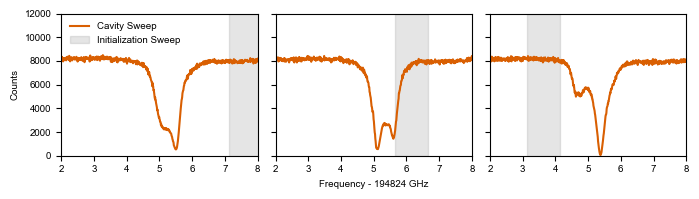
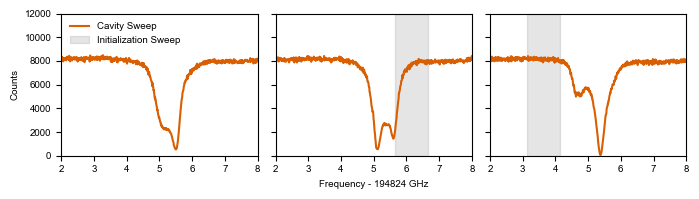
Code edit (unified diff) that turned the first committed figure into the second:
--- before
+++ after
@@ -5,6 +5,10 @@
                 color=color_memory,
                 label='Cavity Sweep')
-    axs[i].axvspan(sweep_starts[file_number], sweep_ends[file_number],
-                   alpha=0.2, color='gray', label='Initialization Sweep')
+    if i > 0:  # only plot sweeps if not the first (uninitialized) plot
+        axs[i].axvspan(sweep_starts[file_number], sweep_ends[file_number],
+                       alpha=0.2, color='gray', label='Initialization Sweep')
+    else:  # make dummy span for legend purposes
+        axs[i].axvspan(xlim[1] + 1, xlim[1] + 2,
+                       alpha=0.2, color='gray', label='Initialization Sweep')
     axs[i].set_xlim(xlim)
     axs[i].set_ylim(ylim)

Commit: Update supplementary figures (mainly qudit error)